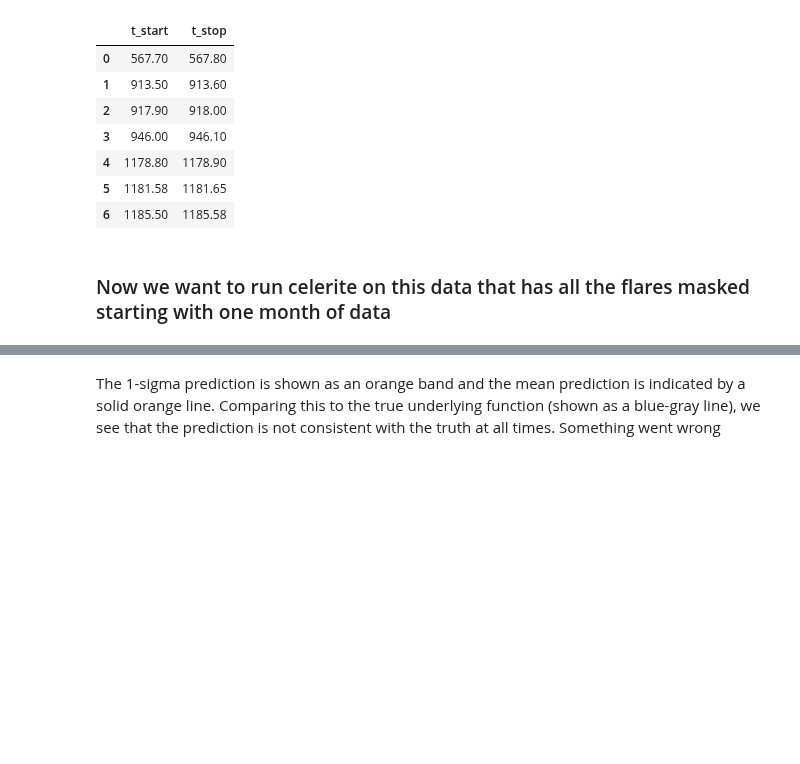
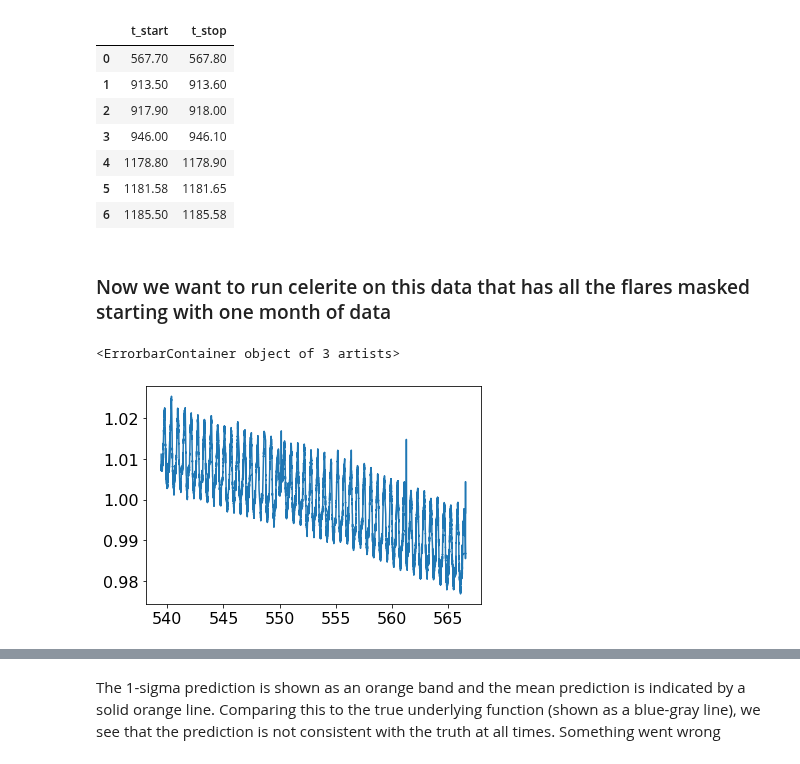
Before and after one commit to lupitatovar/flares, a Jupyter notebook: notebooks/gj1243_celerite.ipynb, the cells around one changed output, grey strips where cells are left out. Saved outputs shown, nothing was run; the diff lists cells and outputs as text; code cells hidden in the pictures; blank space fills up the shorter version.

```diff
--- a/notebooks/gj1243_celerite.ipynb
+++ b/notebooks/gj1243_celerite.ipynb
@@ -276,0 +240,5 @@ This does not work all at once, need to spilt it up into one month of data
+# %%
+plt.errorbar(t,y)
+# %% [output]
+<ErrorbarContainer object of 3 artists>
+[figure, added]
```
Also changed, not shown: parts of 16 cells of this notebook.
